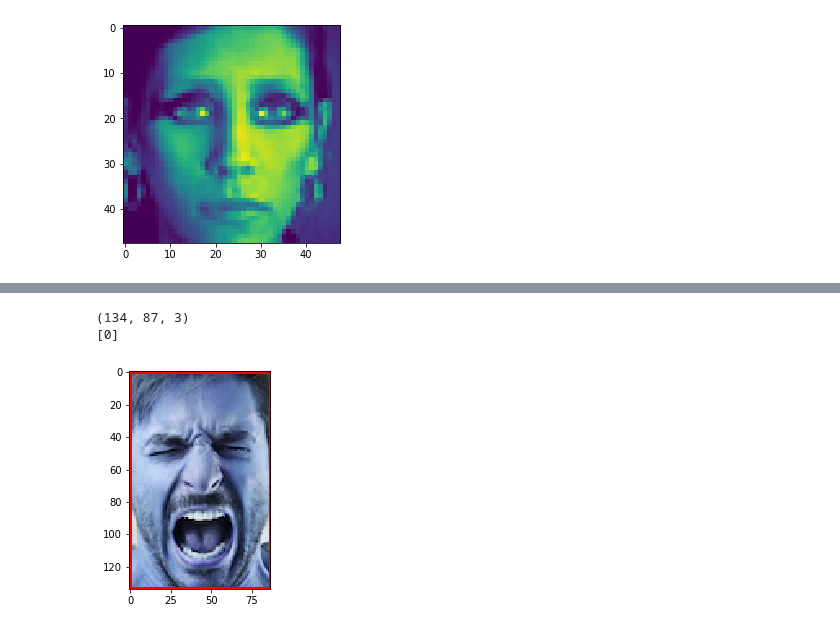
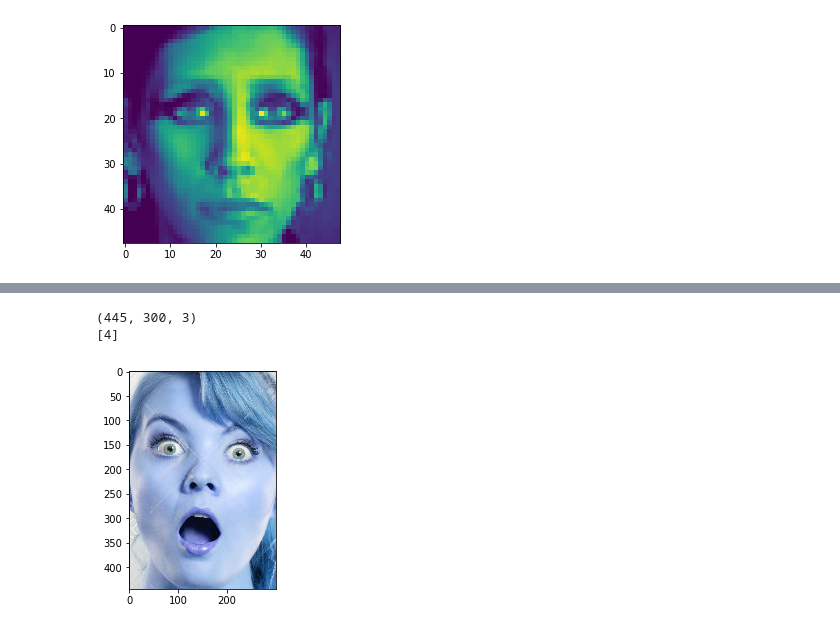
Before and after one commit to Bhavyakala/Facial_emotion_recognition, a Jupyter notebook: emotion.ipynb, the cells around one changed output, grey strips where cells are left out. Drawn from its saved outputs; the diff is of its cells as text; code cells hidden in the pictures.

```diff
--- a/emotion.ipynb
+++ b/emotion.ipynb
@@ -215,7 +234,7 @@ model.load_weights("model_best_weights.h5")
 # %%
 net = cv2.dnn.readNetFromCaffe("deploy.prototxt.txt", "res10_300x300_ssd_iter_140000.caffemodel")
 # %%
-frame = cv2.imread('d1.jpg')
+frame = cv2.imread('testImages/d2.jpg')
 # frame = cv2.cvtColor(frame, cv2.COLOR_BGR2GRAY)
 # print(frame.shape)
 (h,w) = frame.shape[:2]
@@ -223,40 +242,39 @@ blob = cv2.dnn.blobFromImage(cv2.resize(frame, (300,300)), 1.0, (300, 300), (104
 net.setInput(blob)
 detections = net.forward()
 # print(detections.shape)
 m=0
 for i in range(0,detections.shape[2]):
     confidence = detections[0,0,i,2]
     if confidence < 0.5:
         continue
-    if(m<=confidence):
-        confidence = m
+    if(m < confidence):
+        m = confidence
         pos = i
         box = detections[0, 0, pos, 3:7] * np.array([w, h, w, h])
         (startX, startY, endX, endY) = box.astype("int")
-        cv2.rectangle(frame, (startX, startY), (endX, endY), (255, 0, 0), 2)
-        cv2.imwrite('3.jpg',frame)
         image = frame[startY:endY, startX:endX]
         # plt.imshow(image)
-
+cv2.rectangle(frame, (startX, startY), (endX, endY), (255, 0, 0), 2)
+cv2.imwrite('3.jpg',frame)
 print(image.shape)
 plt.imshow(image)
 face = cv2.cvtColor(cv2.resize(image,(48,48)), cv2.COLOR_BGR2GRAY)
 roi = face.astype("float")
 roi-=np.mean(roi,axis=0)
 roi/=np.std(roi,axis=0)
 roi = np.reshape(roi,(1,48,48,1))
 # print(roi.shape)
 # image = cv2.reshape(image,(1,48,48,1))
 pred = model.predict(roi)
 # print(pred)
 c = list(np.argmax(pred,axis=1))
 print(c)
 # pred = model.predict(image)
 # c = list(np.argmax(pred,axis=1))
 # print(c)
 # %% [output]
-(134, 87, 3)
-[0]
+(445, 300, 3)
+[4]
-[figure, old version]
+[figure, new version]
 # %%
 realtime()
```
Also changed, not shown: parts of 16 cells of this notebook, 4 other files.
